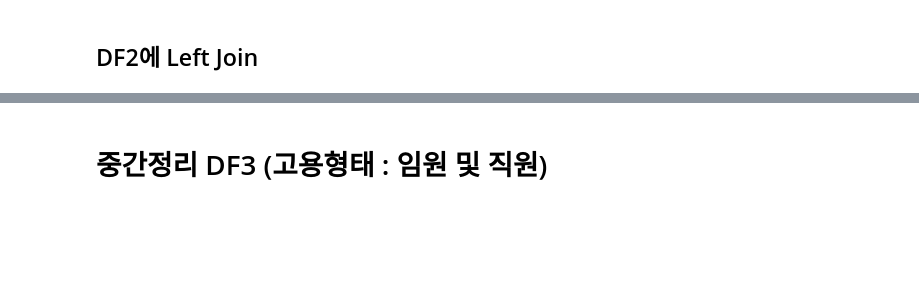
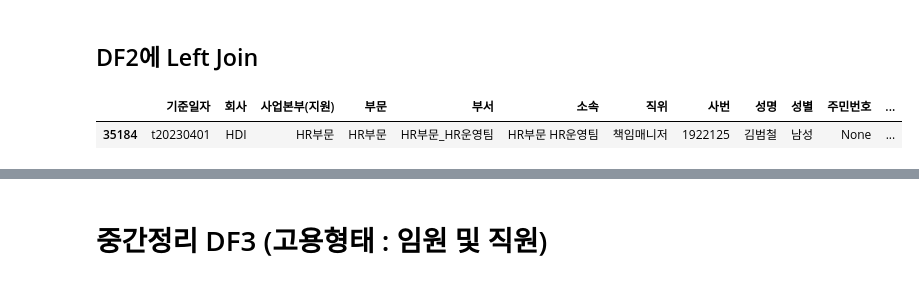
Before and after one commit to kstyle2198/hr, a Jupyter notebook: jupyter/preprocessing1.ipynb, the cells around one changed output, grey strips where cells are left out. Saved outputs shown, nothing was run; the diff lists cells and outputs as text; code cells hidden in the pictures; blank space fills up the shorter version.

```diff
--- a/jupyter/preprocessing1.ipynb
+++ b/jupyter/preprocessing1.ipynb
@@ -489,0 +525,5 @@ df2["승급년차"] = df2[["기준일자","승급년도"]].apply(get_승급년
+# %%
+df2.loc[(df2["기준일자"] == "t20230401")&(df2["성명"]=="김범철")]
+# %% [output]
+|  | 기준일자 | 회사 | 사업본부(지원) | 부문 | 부서 | 소속 | 직위 | 사번 | 성명 | 성별 | 주민번호 | ... |
+| 35184 | t20230401 | HDI | HR부문 | HR부문 | HR부문_HR운영팀 | HR부문 HR운영팀 | 책임매니저 | 1922125 | 김범철 | 남성 | None | ... |
```
Also changed, not shown: parts of 67 cells of this notebook, 9 other files.
